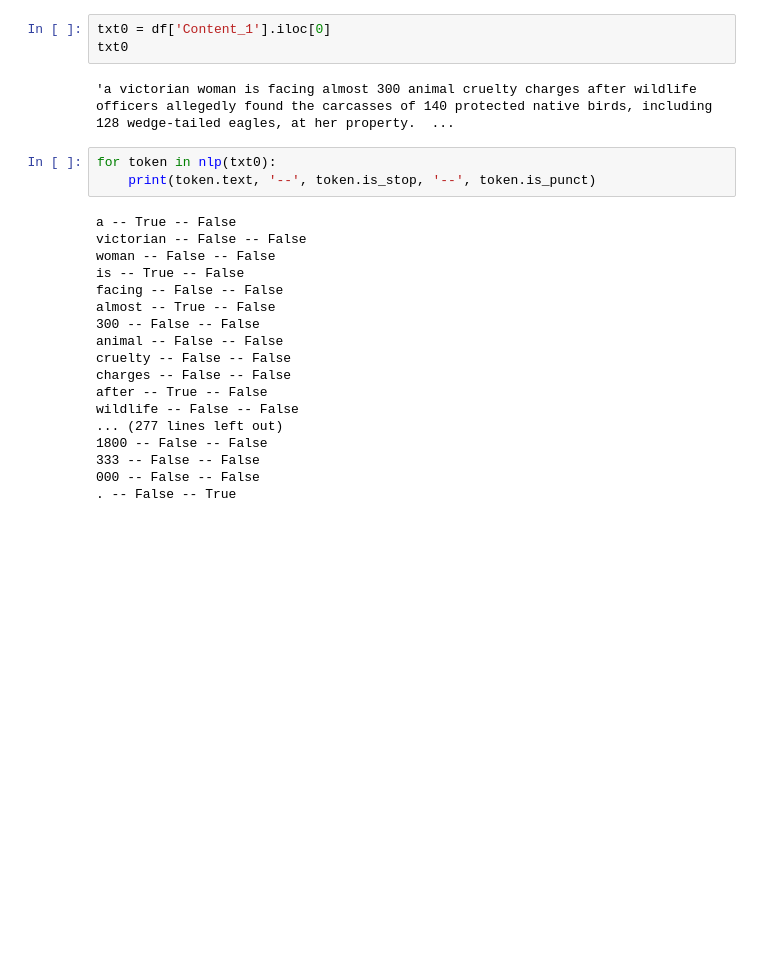
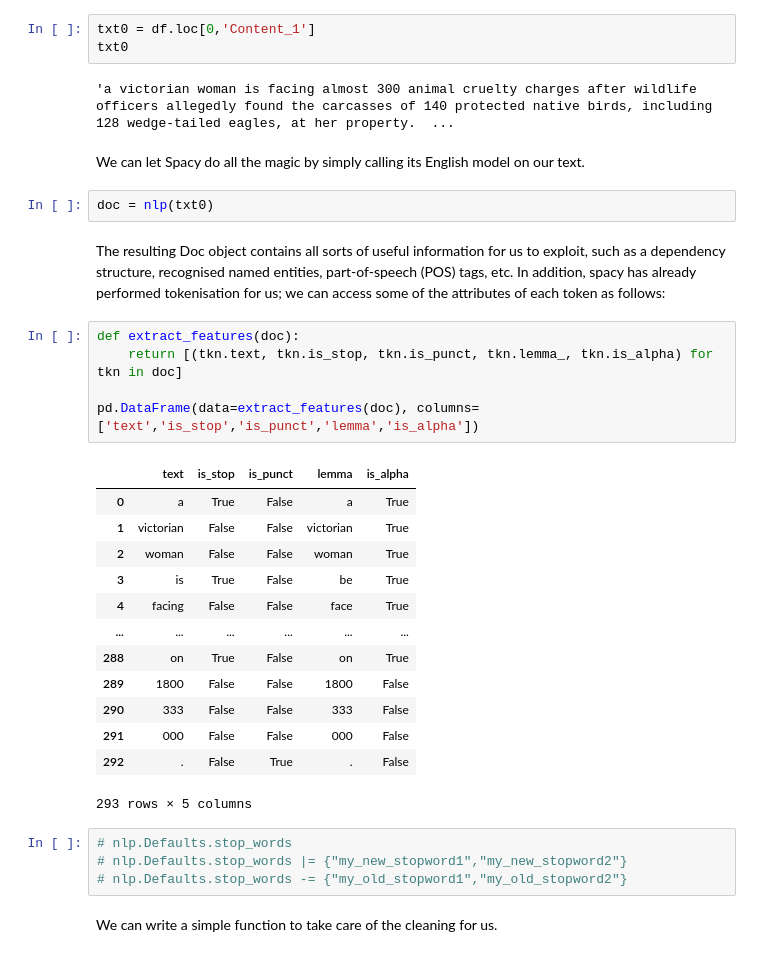
Before and after one commit to mz256/Guardian_news_classification, a Jupyter notebook: 02_preprocess.ipynb, the cells around one changed output. Cells and saved outputs as stored; diff of their text form; blank space fills up the shorter version.

```diff
--- a/02_preprocess.ipynb
+++ b/02_preprocess.ipynb
@@ -99,26 +110,36 @@ nlp
 # %%
-txt0 = df['Content_1'].iloc[0]
+txt0 = df.loc[0,'Content_1']
 txt0
 # %% [output]
 'a victorian woman is facing almost 300 animal cruelty charges after wildlife officers allegedly found the carcasses of 140 protected native birds, including 128 wedge-tailed eagles, at her property.  ...
-# %%
-for token in nlp(txt0):
-    print(token.text, '--', token.is_stop, '--', token.is_punct)
-# %% [output]
-a -- True -- False
-victorian -- False -- False
-woman -- False -- False
-is -- True -- False
-facing -- False -- False
-almost -- True -- False
-300 -- False -- False
-animal -- False -- False
-cruelty -- False -- False
-charges -- False -- False
-after -- True -- False
-wildlife -- False -- False
-... (277 lines left out)
-1800 -- False -- False
-333 -- False -- False
-000 -- False -- False
-. -- False -- True
+# %% [markdown]
+We can let Spacy do all the magic by simply calling its English model on our text.
+# %%
+doc = nlp(txt0)
+# %% [markdown]
+The resulting Doc object contains all sorts of useful information for us to exploit, such as a dependency structure, recognised named entities, part-of-speech (POS) tags, etc. In addition, spacy has already performed tokenisation for us; we can access some of the attributes of each token as follows:
+# %%
+def extract_features(doc):
+    return [(tkn.text, tkn.is_stop, tkn.is_punct, tkn.lemma_, tkn.is_alpha) for tkn in doc]
+
+pd.DataFrame(data=extract_features(doc), columns=['text','is_stop','is_punct','lemma','is_alpha'])
+# %% [output]
+|  | text | is_stop | is_punct | lemma | is_alpha |
+| 0 | a | True | False | a | True |
+| 1 | victorian | False | False | victorian | True |
+| 2 | woman | False | False | woman | True |
+| 3 | is | True | False | be | True |
+| 4 | facing | False | False | face | True |
+| ... | ... | ... | ... | ... | ... |
+| 288 | on | True | False | on | True |
+| 289 | 1800 | False | False | 1800 | False |
+| 290 | 333 | False | False | 333 | False |
+| 291 | 000 | False | False | 000 | False |
+| 292 | . | False | True | . | False |
+293 rows × 5 columns
+# %%
+# nlp.Defaults.stop_words
+# nlp.Defaults.stop_words |= {"my_new_stopword1","my_new_stopword2"}
+# nlp.Defaults.stop_words -= {"my_old_stopword1","my_old_stopword2"}
+# %% [markdown]
+We can write a simple function to take care of the cleaning for us.
```
Also changed, not shown: parts of 17 cells of this notebook, 1 other file.
